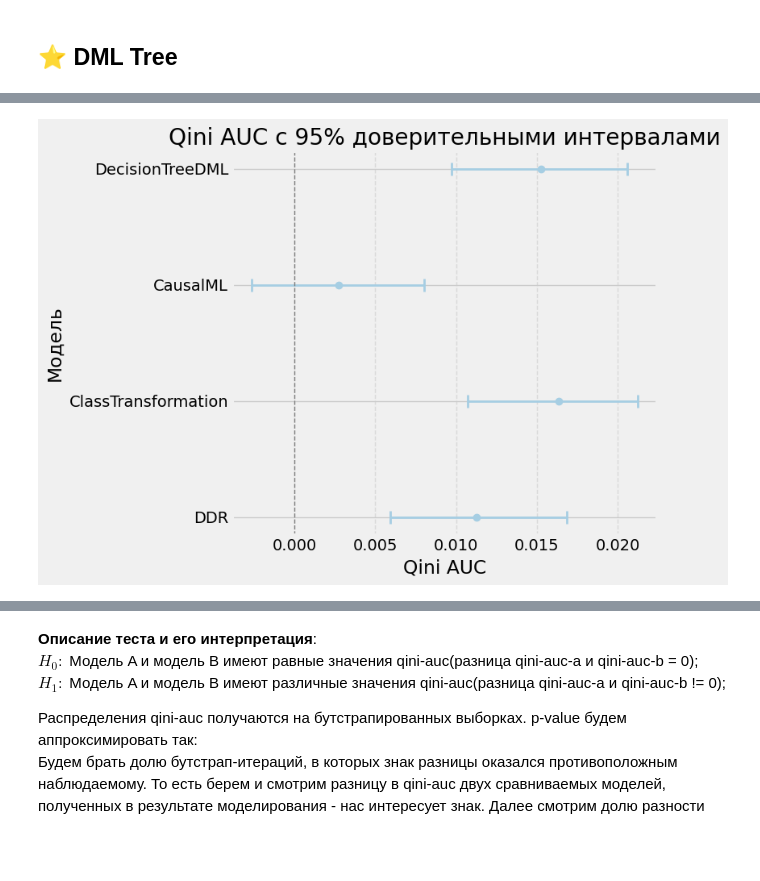
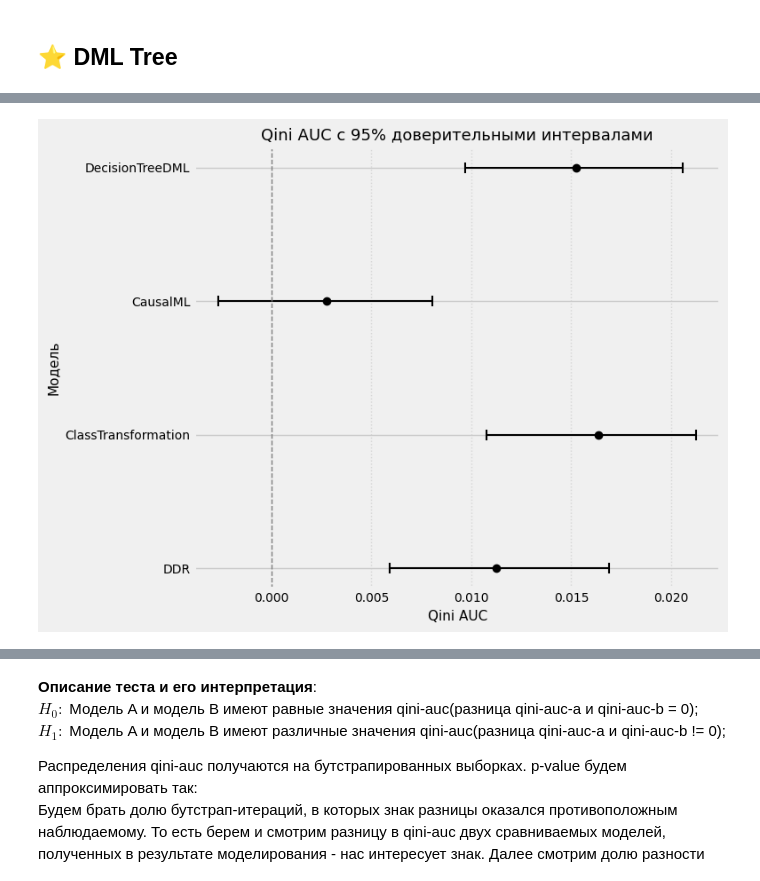
Before and after one commit to Romashka8/UpliftNinja, a Jupyter notebook: article-benches.ipynb, the cells around one changed output, grey strips where cells are left out. Cells and saved outputs as stored; diff of their text form; code cells hidden in the pictures; blank space fills up the shorter version.

Commit message:
🟨feat: updated color style

```diff
--- a/article-benches.ipynb
+++ b/article-benches.ipynb
@@ -415,23 +415,29 @@ pd.DataFrame(models_results)
 # %%
 # наложение ДИ друг на друга
 models = ['DDR', 'ClassTransformation', 'CausalML', 'DecisionTreeDML']
 qini_means = [0.011263, 0.016352, 0.002736, 0.015249]
 ci_lower = [0.005918, 0.010740, -0.002653, 0.009709]
 ci_upper = [0.016879, 0.021253, 0.008050, 0.020600]
 
-# Ошибки вверх и вниз
 error_lower = [mean - low for mean, low in zip(qini_means, ci_lower)]
 error_upper = [up - mean for mean, up in zip(qini_means, ci_upper)]
 
-# Горизонтальный график
 plt.figure(figsize=(8, 6))
-plt.errorbar(qini_means, models, xerr=[error_lower, error_upper], fmt='o', capsize=6, capthick=2, elinewidth=2)
+plt.errorbar(
+    qini_means, models,
+    xerr=[error_lower, error_upper],
+    fmt='o', color='black',
+    capsize=4, capthick=1.5, elinewidth=1.5,
+    markersize=6
+)
 plt.axvline(x=0, color='gray', linestyle='--', linewidth=1)
-plt.title('Qini AUC с 95% доверительными интервалами')
-plt.xlabel('Qini AUC')
-plt.ylabel('Модель')
-plt.grid(True, linestyle='--', axis='x', alpha=0.6)
+plt.title('Qini AUC с 95% доверительными интервалами', fontsize=13)
+plt.xlabel('Qini AUC', fontsize=11)
+plt.ylabel('Модель', fontsize=11)
+plt.xticks(fontsize=10)
+plt.yticks(fontsize=10)
+plt.grid(True, linestyle=':', axis='x', alpha=0.7)
 plt.tight_layout()
 plt.show()
 # %% [output]
-[figure, old version]
+[figure, new version]
```
Also changed, not shown: parts of 15 cells of this notebook.
